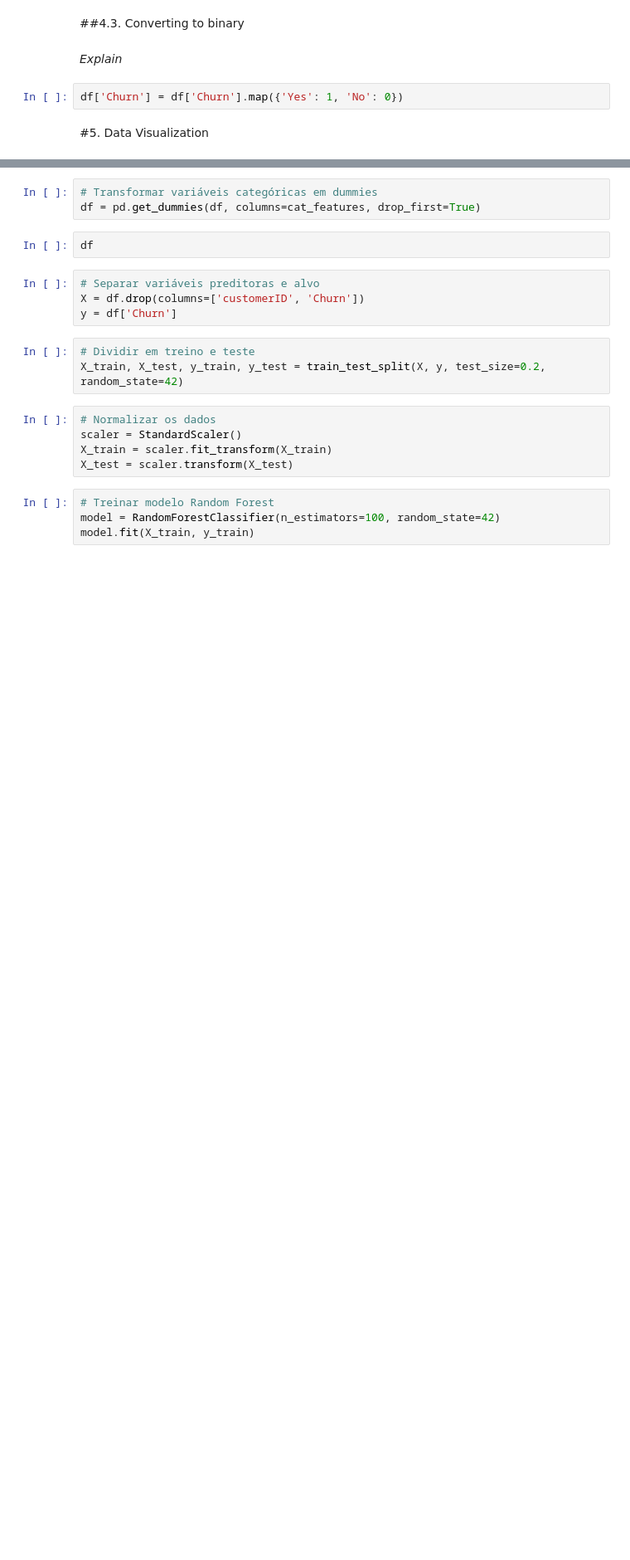
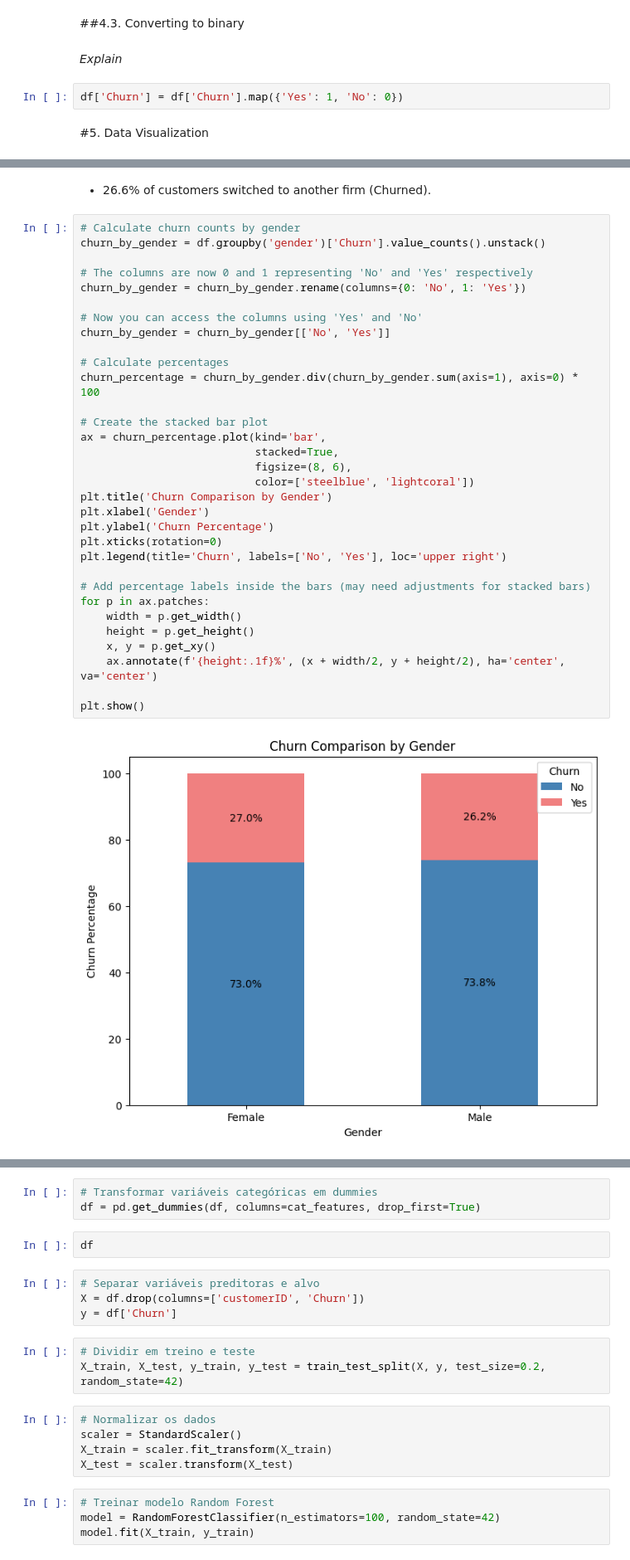
Before and after one commit to diegoeller/Churn-Prediction-Project, a Jupyter notebook: Telco_Customer_Churn.ipynb, the cells around one changed output, grey strips where cells are left out. Shown at 83% size. Drawn from its saved outputs; the diff is of its cells as text; blank space fills up the shorter version.

```diff
--- a/Telco_Customer_Churn.ipynb
+++ b/Telco_Customer_Churn.ipynb
@@ -174,0 +165,36 @@ ValueError: could not convert string to float: 'Female'
+# %% [markdown]
+- 26.6% of customers switched to another firm (Churned).
+# %%
+# Calculate churn counts by gender
+churn_by_gender = df.groupby('gender')['Churn'].value_counts().unstack()
+
+# The columns are now 0 and 1 representing 'No' and 'Yes' respectively
+churn_by_gender = churn_by_gender.rename(columns={0: 'No', 1: 'Yes'})
+
+# Now you can access the columns using 'Yes' and 'No'
+churn_by_gender = churn_by_gender[['No', 'Yes']]
+
+# Calculate percentages
+churn_percentage = churn_by_gender.div(churn_by_gender.sum(axis=1), axis=0) * 100
+
+# Create the stacked bar plot
+ax = churn_percentage.plot(kind='bar',
+                           stacked=True,
+                           figsize=(8, 6),
+                           color=['steelblue', 'lightcoral'])
+plt.title('Churn Comparison by Gender')
+plt.xlabel('Gender')
+plt.ylabel('Churn Percentage')
+plt.xticks(rotation=0)
+plt.legend(title='Churn', labels=['No', 'Yes'], loc='upper right')
+
+# Add percentage labels inside the bars (may need adjustments for stacked bars)
+for p in ax.patches:
+    width = p.get_width()
+    height = p.get_height()
+    x, y = p.get_xy()
+    ax.annotate(f'{height:.1f}%', (x + width/2, y + height/2), ha='center', va='center')
+
+plt.show()
+# %% [output]
+[figure, added]
```
Also changed, not shown: parts of 35 cells of this notebook.
